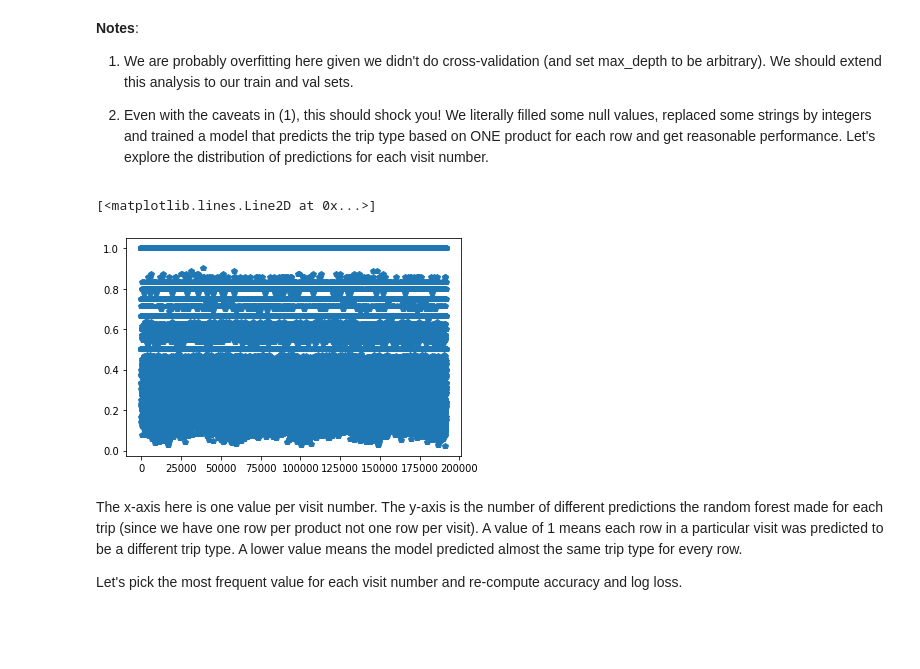
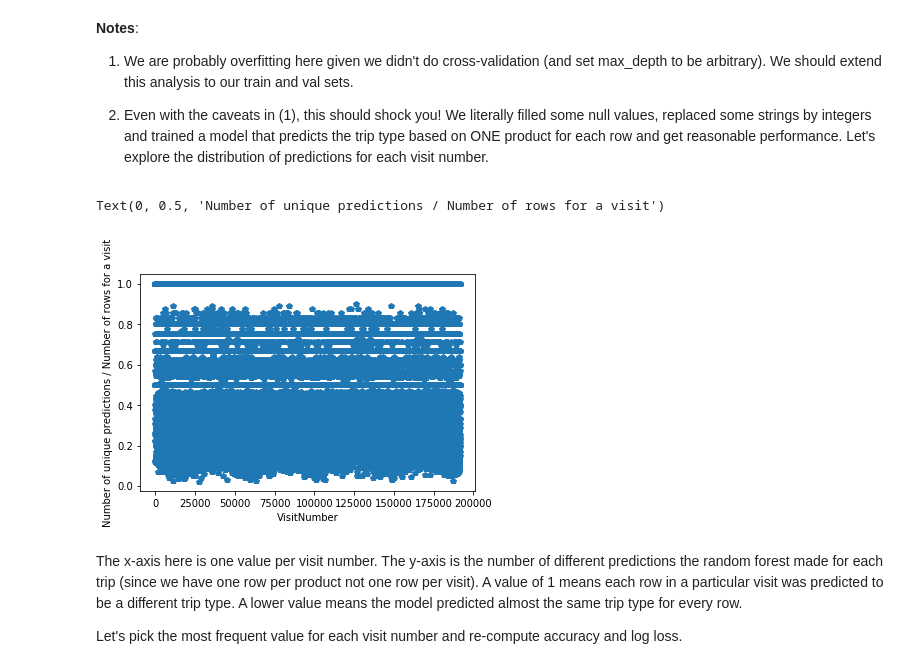
Before and after one commit to TreeinRandomForest/BrnoMLWorkshop2019, a Jupyter notebook: BrnoTeaching2019/notebooks/Day 3 - Tree-based Methods.ipynb, the cells around one changed output. Saved outputs shown, nothing was run; the diff lists cells and outputs as text; code cells hidden in the pictures; blank space fills up the shorter version.

```diff
--- a/BrnoTeaching2019/notebooks/Day 3 - Tree-based Methods.ipynb
+++ b/BrnoTeaching2019/notebooks/Day 3 - Tree-based Methods.ipynb
@@ -255,9 +282,11 @@ log loss = 1.1927994979918544
 df['pred'] = pred
 # %%
 plt.plot(df.groupby('VisitNumber').agg({'pred': lambda x: len(np.unique(x)) / len(x)})['pred'].sort_values(), 'p')
+plt.xlabel('VisitNumber')
+plt.ylabel('Number of unique predictions / Number of rows for a visit')
 # %% [output]
-[<matplotlib.lines.Line2D at 0x...>]
+Text(0, 0.5, 'Number of unique predictions / Number of rows for a visit')
-[figure, old version]
+[figure, new version]
 # %% [markdown]
 The x-axis here is one value per visit number. The y-axis is the number of different predictions the random forest made for each trip (since we have one row per product not one row per visit). A value of 1 means each row in a particular visit was predicted to be a different trip type. A lower value means the model predicted almost the same trip type for every row.
 
```
Also changed, not shown: parts of 207 cells of this notebook, 1 other file.
